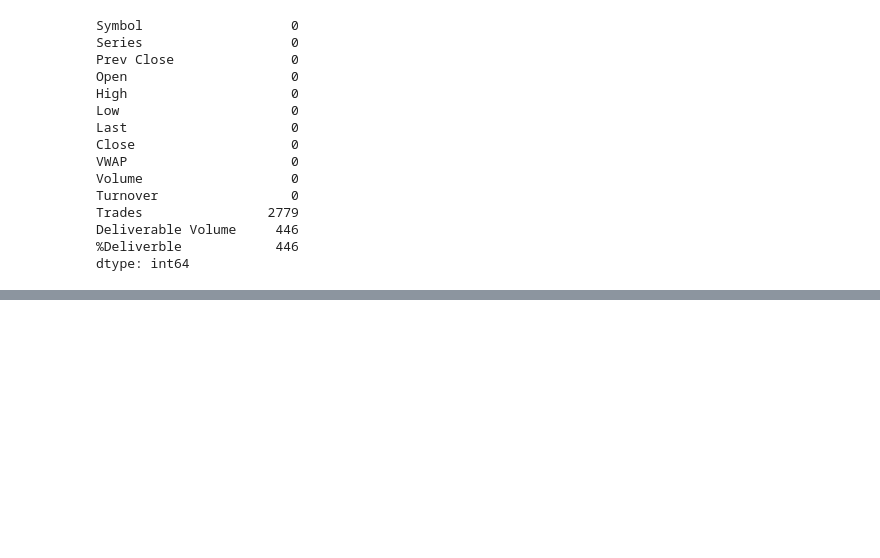
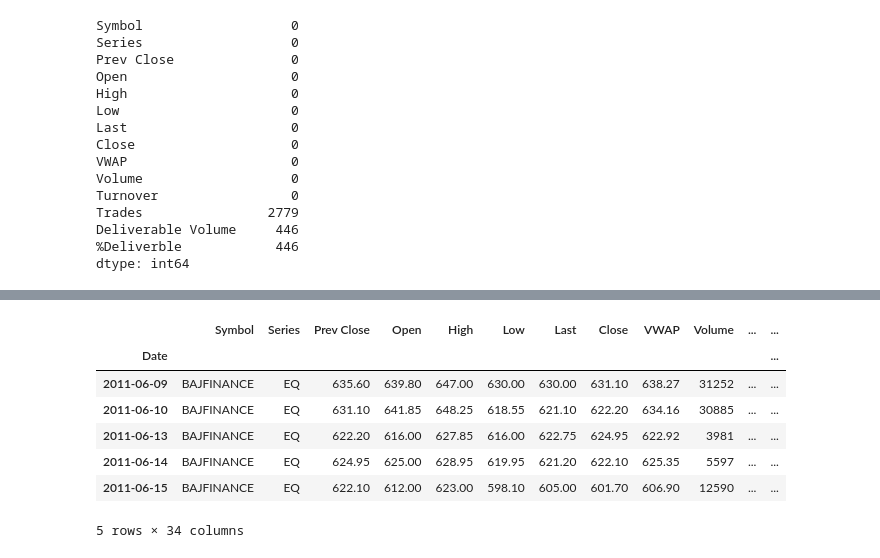
Before and after one commit to Data-Analysis-Projects-Udemy/Project-8-Predict-Stock-Prices-using-Time-Series-Analysis, a Jupyter notebook: Time_Series_Nifty_Bajaj_deploy.ipynb, the cells around one changed output, grey strips where cells are left out. Saved outputs shown, nothing was run; the diff lists cells and outputs as text; code cells hidden in the pictures; blank space fills up the shorter version.

```diff
--- a/Time_Series_Nifty_Bajaj_deploy.ipynb
+++ b/Time_Series_Nifty_Bajaj_deploy.ipynb
@@ -57,0 +137,2 @@ data=df.copy()
+# %%
+data.dropna(inplace=True)
@@ -57,0 +162,14 @@ data=df.copy()
+# %%
+training_data=data[0:1800]
+test_data=data[1800:]
+# %%
+training_data.head()
+# %% [output]
+|  | Symbol | Series | Prev Close | Open | High | Low | Last | Close | VWAP | Volume | ... | ... |
+| Date |  |  |  |  |  |  |  |  |  |  |  | ... |
+| 2011-06-09 | BAJFINANCE | EQ | 635.60 | 639.80 | 647.00 | 630.00 | 630.00 | 631.10 | 638.27 | 31252 | ... | ... |
+| 2011-06-10 | BAJFINANCE | EQ | 631.10 | 641.85 | 648.25 | 618.55 | 621.10 | 622.20 | 634.16 | 30885 | ... | ... |
+| 2011-06-13 | BAJFINANCE | EQ | 622.20 | 616.00 | 627.85 | 616.00 | 622.75 | 624.95 | 622.92 | 3981 | ... | ... |
+| 2011-06-14 | BAJFINANCE | EQ | 624.95 | 625.00 | 628.95 | 619.95 | 621.20 | 622.10 | 625.35 | 5597 | ... | ... |
+| 2011-06-15 | BAJFINANCE | EQ | 622.10 | 612.00 | 623.00 | 598.10 | 605.00 | 601.70 | 606.90 | 12590 | ... | ... |
+5 rows × 34 columns
```
Also changed, not shown: parts of 19 cells of this notebook, 3 other files.
